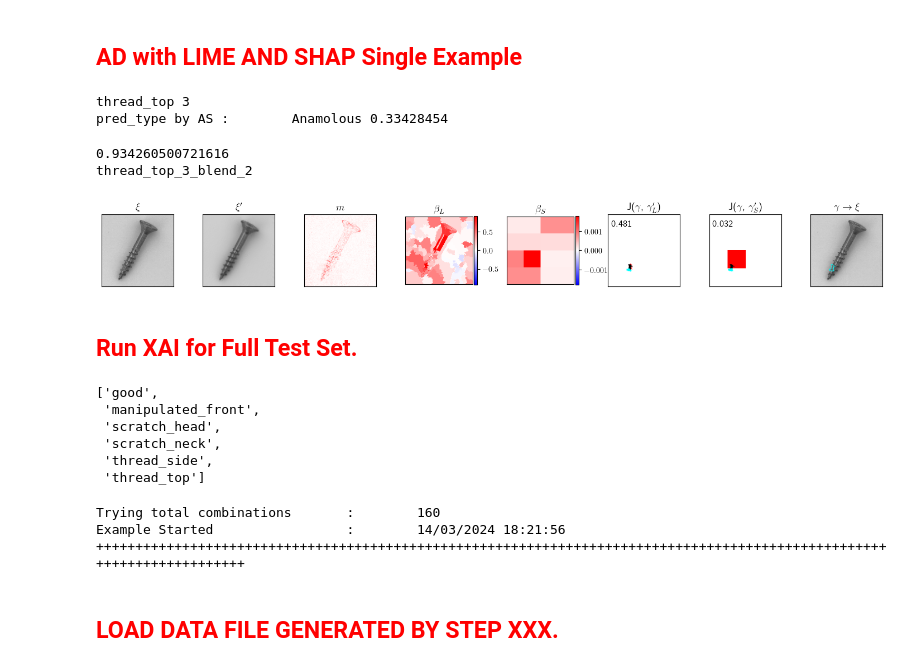
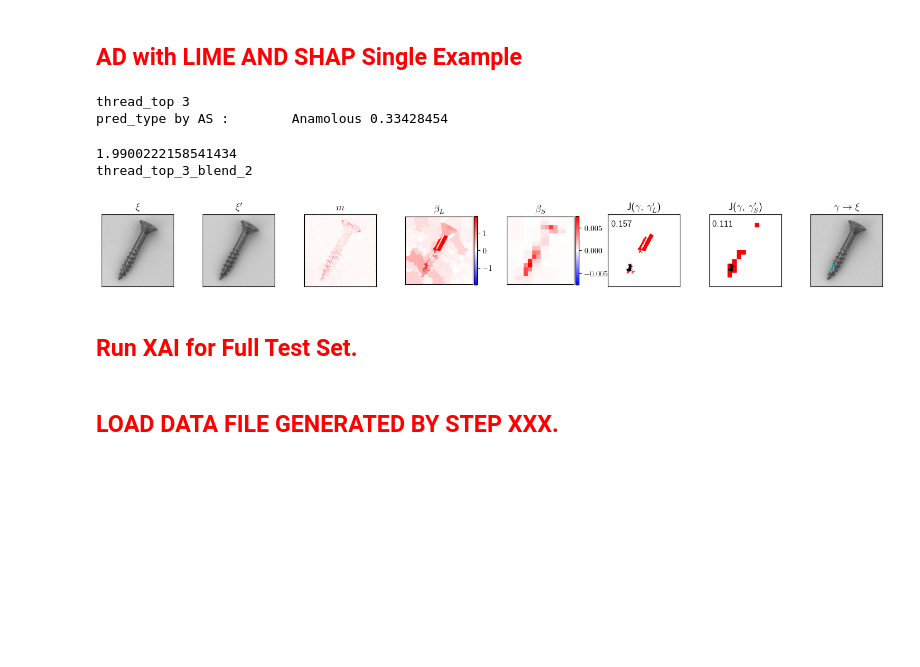
Before and after one commit to rashidrao-pk/anomaly_detection_trust_case_study, a Jupyter notebook: AD_VAE_GAN_SCREW.ipynb, the cells around one changed output. Drawn from its saved outputs; the diff is of its cells as text; code cells hidden in the pictures; blank space fills up the shorter version.

```diff
--- a/AD_VAE_GAN_SCREW.ipynb
+++ b/AD_VAE_GAN_SCREW.ipynb
@@ -544,8 +544,8 @@ from tqdm.notebook import tqdm
 importlib.reload(ut)
 score_functions     = [lime_predict_loss]
 progress_bar_lime   = False
-num_samples         = 50
-max_eval_shap       = 50
+num_samples         = 5000
+max_eval_shap       = 5000
 import time
 # ['manipulated_front',
 #  'scratch_head',
@@ -583,7 +583,7 @@ expls = []
 total_iterations = len(anomaly_types_loop) * len(score_functions) * len(use_stratifications)
 pbar = tqdm(desc=f"k:{target_segs},num_sam:{num_samples}", total=total_iterations)
 from lime.lime_image import LimeImageExplainer
-lime_explainer = LimeImageExplainer(random_state=1234)
+
 
 for a_type_id,a_type in enumerate(anomaly_types_loop):
     time_start = time.time()
@@ -645,6 +645,7 @@ for a_type_id,a_type in enumerate(anomaly_types_loop):
                 score_function_name = f'{score_function.__name__}'
                 score_function_name = score_function_name.replace('lime_predicter_', 'lm_p_')
                 score_function_name = score_function_name.replace('lime_predict_', 'lm_p_')
+                lime_explainer = LimeImageExplainer(random_state=1234)
                 explanation = lime_explainer.explain_instance(I_A, score_function,
                                                                   labels = [a_type],
                                                                   segmentation_fn=segments_getter,
@@ -759,46 +760,40 @@ for a_type_id,a_type in enumerate(anomaly_types_loop):
                 axs[axs_p3].imshow(ut.visualize.combine_groundtruth_explanation(gt, heatmap, threshold_lm))
                 axs[axs_p3].text(5,20, f'{np.max(IoU_lm):.3}', fontsize = 12)
                 axs[axs_p3+1].imshow(ut.visualize.combine_groundtruth_explanation(gt, SI, threshold_sp))
                 axs[axs_p3+1].text(5,20, f'{np.max(IoU_sp):.3}', fontsize = 12)
 
                 contoured_image = I_A.copy()
                 cv2.drawContours(contoured_image, contours, -1, (0, 255, 255), 1)  # (0, 255, 255) corresponds to yellow, 2 is the thickness
                 axs[axs_p3+2].imshow(contoured_image, aspect='equal')
                 pbar.update(1)
                 if plt_add_type_img_id:
                     axs[0].set_ylabel(f'{a_type}-{img_id}'    , fontsize=12)
                 else:
                     print(f'{a_type}_{img_id}_{mask_type}')
                 for ax in axs.flatten():
                     ax.set_xticks([]) ; ax.set_yticks([])
                 if save_fig_lbls:
                     for i, lab in enumerate([f'$\\xi$',f"$\\xi\'$",f'$m$',f'$\\beta_L$',f'$\\beta_S$',f"J($\gamma$, $\gamma'_L$)",f"J($\gamma$, $\gamma'_S$)",f"$\\gamma\\rightarrow\\xi$" ]):
                         axs[i].set_title(lab, fontsize=13)
                 for ax in axs.flatten():
                     ax.set_xticks([]) ; ax.set_yticks([])
                 plt.subplots_adjust(hspace=0.02)
                 plt.tight_layout(pad=0.03)
                 if save_fig_by_parts:
                     plt.savefig(f'{results_subpath_cls_id}/{a_type}_{img_id}_{num_samples}_{ttl_comb}_{epochs}_{target_segs}_{mask_type}_p3.svg',dpi=250, transparent=False)
                     plt.show()
+                else:
+                    plt.savefig(f'{results_subpath_cls_id}/{a_type}_{img_id}_{num_samples}_{ttl_comb}_{epochs}_{target_segs}_{mask_type}.png',dpi=250)
+                    plt.show()
                 plt.show()
 # %% [output]
 thread_top 3
 pred_type by AS :        Anamolous 0.33428454
-0.934260500721616
+1.9900222158541434
 thread_top_3_blend_2
-[figure, old version]
+[figure, new version]
 # %% [markdown]
 <h2 style='color:red'> Run XAI for Full Test Set.</h2>
-# %%
-anomaly_types
-# %% [output]
-['good',
- 'manipulated_front',
- 'scratch_head',
- 'scratch_neck',
- 'thread_side',
- 'thread_top']
 # %%
 inspect_only        = False
 target_segs         = 100
@@ -1219,10 +1214,6 @@ if compute_time:
   df_time_total = pd.DataFrame(time_stamps)
   df_time_single.to_csv(f'{results_path}/timeresults_single_{postfix_csv}.csv', sep=',')
   df_time_total.to_csv(f'{results_path}/timeresults_total{postfix_csv}.csv', sep=',')
-# %% [output]
-Trying total combinations       :        160
-Example Started                 :        14/03/2024 18:21:56
-++++++++++++++++++++++++++++++++++++++++++++++++++++++++++++++++++++++++++++++++++++++++++++++++++++++++++++++++++++++++
 # %% [markdown]
 <h2 style='color:red'> LOAD DATA FILE GENERATED BY STEP XXX.</h2>
 # %%
```
Also changed, not shown: parts of 13 cells of this notebook, 51 other files.
